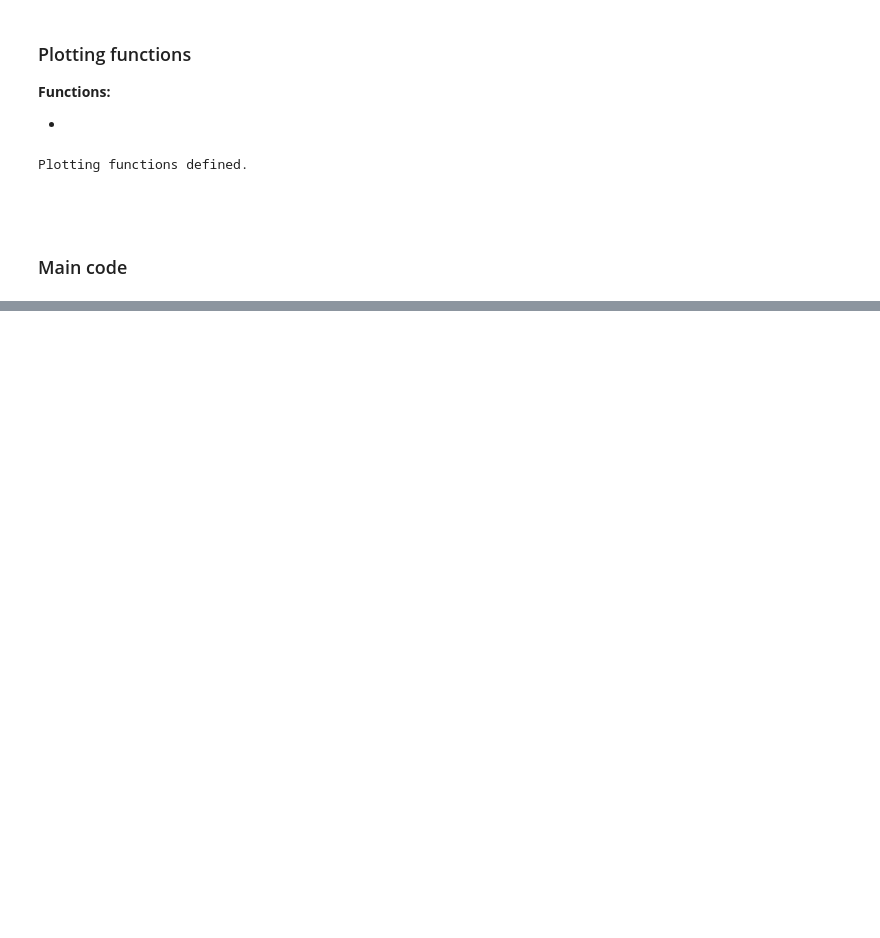
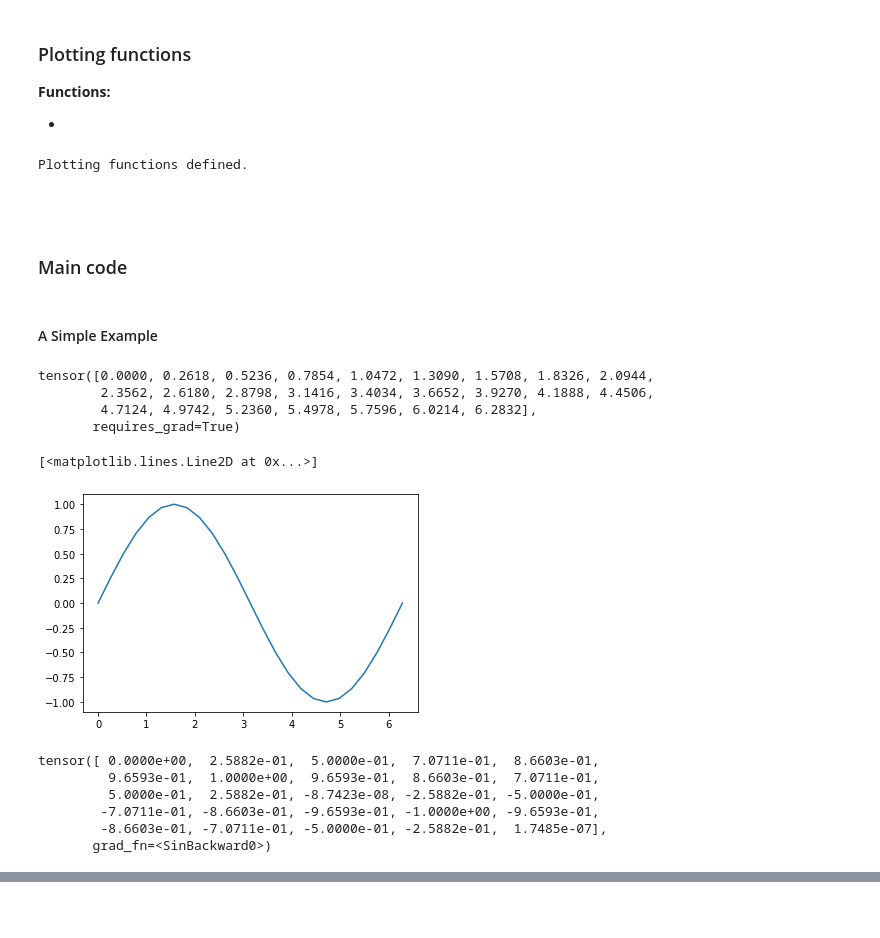
Before and after one commit to el1247/PytorchTesting, a Jupyter notebook: Tutorials/PytorchTestYT3_AutoGrad.ipynb, the cells around one changed output, grey strips where cells are left out. Cells and saved outputs as stored; diff of their text form; code cells hidden in the pictures; blank space fills up the shorter version.

Commit message:
Simple Autograd Example
Completed simple autograd example, will be moving onto autograd in training next.

```diff
--- a/Tutorials/PytorchTestYT3_AutoGrad.ipynb
+++ b/Tutorials/PytorchTestYT3_AutoGrad.ipynb
@@ -87,3 +87,28 @@ Plotting functions defined.
 <br>
 # %% [markdown]
 ### Main code
+# %% [markdown]
+#### A Simple Example
+# %%
+a = torch.linspace(0., 2.*math.pi, steps=25, requires_grad=True)
+print(a)
+# %% [output]
+tensor([0.0000, 0.2618, 0.5236, 0.7854, 1.0472, 1.3090, 1.5708, 1.8326, 2.0944,
+        2.3562, 2.6180, 2.8798, 3.1416, 3.4034, 3.6652, 3.9270, 4.1888, 4.4506,
+        4.7124, 4.9742, 5.2360, 5.4978, 5.7596, 6.0214, 6.2832],
+       requires_grad=True)
+# %%
+b = torch.sin(a)
+plt.plot(a.detach(), b.detach())
+# %% [output]
+[<matplotlib.lines.Line2D at 0x...>]
+[figure, added]
+# %%
+print(b)
+# %% [output]
+tensor([ 0.0000e+00,  2.5882e-01,  5.0000e-01,  7.0711e-01,  8.6603e-01,
+         9.6593e-01,  1.0000e+00,  9.6593e-01,  8.6603e-01,  7.0711e-01,
+         5.0000e-01,  2.5882e-01, -8.7423e-08, -2.5882e-01, -5.0000e-01,
+        -7.0711e-01, -8.6603e-01, -9.6593e-01, -1.0000e+00, -9.6593e-01,
+        -8.6603e-01, -7.0711e-01, -5.0000e-01, -2.5882e-01,  1.7485e-07],
+       grad_fn=<SinBackward0>)
```
Also changed, not shown: parts of 7 cells of this notebook.
